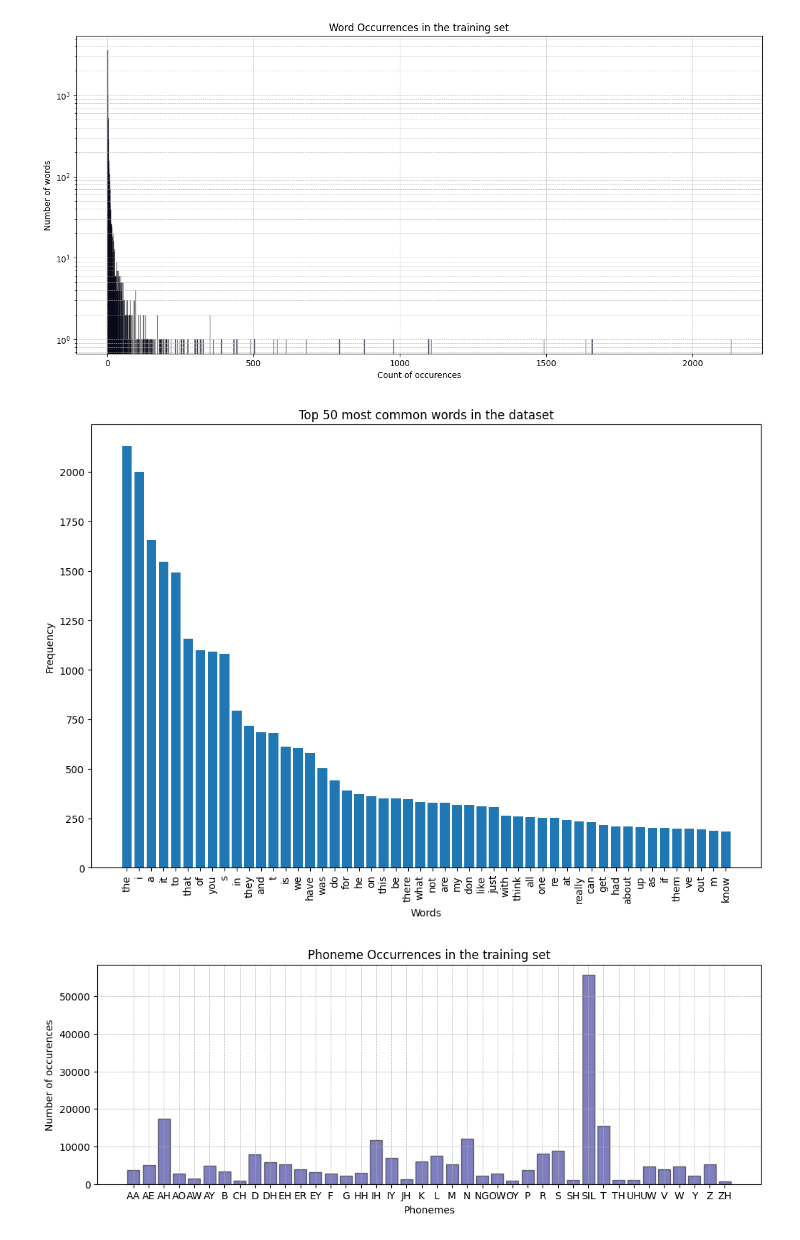
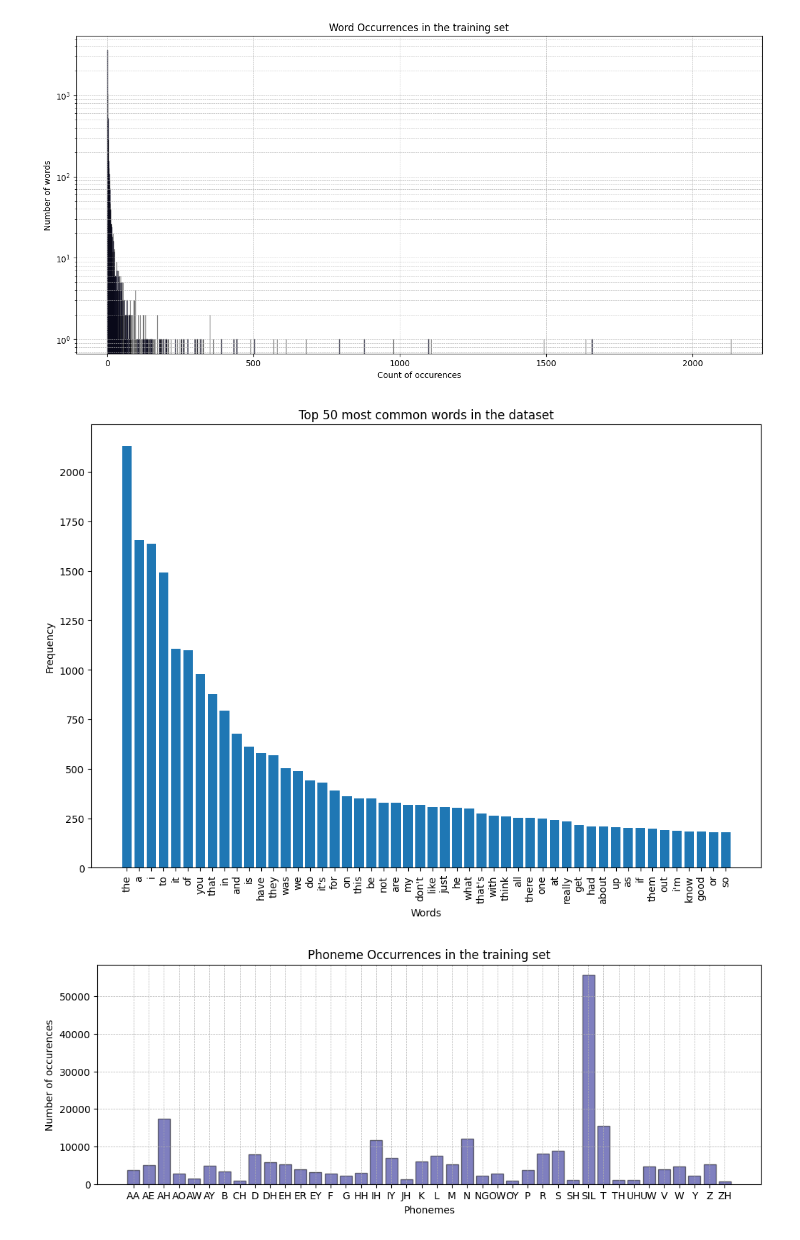
Before and after one commit to anna-charlotte/neural_seq_decoder, a Jupyter notebook: notebooks/data_exploration.ipynb, the cells around one changed output. Cells and saved outputs as stored; diff of their text form; code cells hidden in the pictures.

```diff
--- a/notebooks/data_exploration.ipynb
+++ b/notebooks/data_exploration.ipynb
@@ -173,29 +177,29 @@ plot_occurrences(
 # %%
 import pandas as pd
 from collections import Counter
 import re
 
 word_counts = Counter()
 for sentence in sentences:
-    words_ = re.findall(r'\b\w+\b', sentence.lower())  # tokenize and normalize to lowercase
+    words_ = sentence.lower().replace(",", "").replace(".", "").replace("!", "").replace("?", "").split(" ")
     word_counts.update(words_)
 
 df = pd.DataFrame(word_counts.items(), columns=['word', 'frequency'])
 df = df.sort_values(by='frequency', ascending=False)
 
 top_n = 50
 df = df.head(top_n)
 
 plt.figure(figsize=(12, 8))
 plt.bar(df['word'], df['frequency'])
 plt.xlabel('Words')
 plt.ylabel('Frequency')
 plt.title('Top 50 most common words in the dataset')
-plt.xticks(rotation=90)  # Rotate x labels for better readability
+plt.xticks(rotation=90)
 plt.savefig(plot_dir / "viz_top_50_common_words.png")
 plt.show()
 # %% [output]
-[figure, old version]
+[figure, new version]
 # %%
 plot_occurrences(
     count2phonemes,
```
Also changed, not shown: parts of 4 cells of this notebook, 1 other file.
